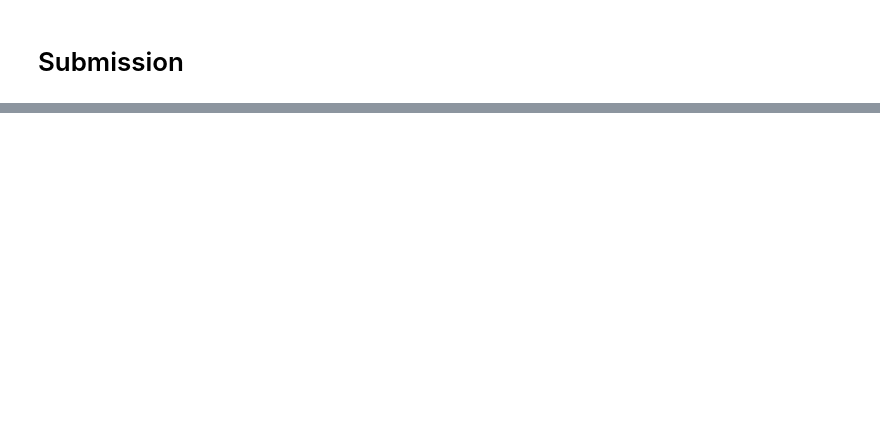
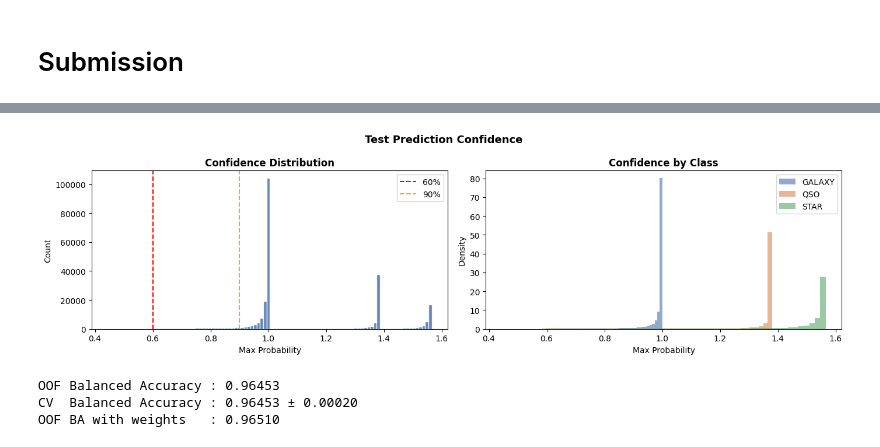
Before and after one commit to 23f2001942/KaggleCompetitions, a Jupyter notebook: Predict Stellar Class.ipynb, the cells around one changed output, grey strips where cells are left out. Cells and saved outputs as stored; diff of their text form; code cells hidden in the pictures; blank space fills up the shorter version.

Commit message:
Kaggle Notebook | Predict Stellar Class | Version 11

```diff
--- a/Predict Stellar Class.ipynb
+++ b/Predict Stellar Class.ipynb
@@ -809,0 +786,71 @@ CV  Balanced Accuracy : 0.96400 ± 0.00018
+# %%
+from itertools import product
+
+# Load saved arrays
+oof_lgb  = np.load('oof_lgb.npy')[kag_idx]
+test_lgb = np.load('test_lgb.npy')
+y_eval   = y_aug[kag_idx]
+
+# Find optimal class weights on OOF
+def optimize_class_weights(probs, y_true, coarse=21, refine=21):
+    grid       = np.linspace(0.6, 1.6, coarse)
+    best_score = balanced_accuracy_score(y_true, probs.argmax(1))
+    best_w     = np.ones(3)
+    for wq, ws in product(grid, grid):
+        w = np.array([1.0, wq, ws])
+        s = balanced_accuracy_score(y_true, (probs * w).argmax(1))
+        if s > best_score:
+            best_score, best_w = s, w
+    fq = np.linspace(best_w[1] - 0.05, best_w[1] + 0.05, refine)
+    fs = np.linspace(best_w[2] - 0.05, best_w[2] + 0.05, refine)
+    for wq, ws in product(fq, fs):
+        w = np.array([1.0, wq, ws])
+        s = balanced_accuracy_score(y_true, (probs * w).argmax(1))
+        if s > best_score:
+            best_score, best_w = s, w
+    return best_w, best_score
+
+global_w, global_score = optimize_class_weights(oof_lgb, y_eval)
+
+ba_before = balanced_accuracy_score(y_eval, oof_lgb.argmax(1))
+print(f'Class weights  : GALAXY={global_w[0]:.3f}  QSO={global_w[1]:.3f}  STAR={global_w[2]:.3f}')
+print(f'OOF BA before  : {ba_before:.5f}')
+print(f'OOF BA after   : {global_score:.5f}')
+print(f'Gain           : {global_score - ba_before:+.5f}')
+
+# Apply weights to test
+test_weighted = test_lgb * global_w
+labels        = le.inverse_transform(test_weighted.argmax(axis=1))
+
+sub = pd.read_csv('/kaggle/input/competitions/playground-series-s6e6/sample_submission.csv')
+sub['class'] = labels
+sub.to_csv('submission.csv', index=False)
+
+low_conf = (test_weighted.max(axis=1) < 0.6).sum()
+print(f'\nSaved: submission.csv')
+print(pd.Series(labels).value_counts().to_string())
+print(f'Low-confidence (<60%): {low_conf:,} ({low_conf/len(labels)*100:.2f}%)')
+
+fig, axes = plt.subplots(1, 2, figsize=(14, 4))
+axes[0].hist(test_weighted.max(axis=1), bins=100,
+             color='#4C72B0', edgecolor='white', alpha=0.85)
+axes[0].axvline(0.6, color='red',    linestyle='--', label='60%')
+axes[0].axvline(0.9, color='orange', linestyle='--', label='90%')
+axes[0].set_xlabel('Max Probability'); axes[0].set_ylabel('Count')
+axes[0].set_title('Confidence Distribution', fontweight='bold')
+axes[0].legend()
+
+for idx, cls_name in enumerate(le.classes_):
+    mask = test_weighted.argmax(axis=1) == idx
+    axes[1].hist(test_weighted[mask].max(axis=1), bins=60, alpha=0.6,
+                 color=CLASS_COLORS[cls_name], density=True, label=cls_name)
+axes[1].set_xlabel('Max Probability'); axes[1].set_ylabel('Density')
+axes[1].set_title('Confidence by Class', fontweight='bold')
+axes[1].legend()
+plt.suptitle('Test Prediction Confidence', fontsize=13, fontweight='bold')
+plt.tight_layout(); plt.show()
+
+print(f'\nOOF Balanced Accuracy : {oof_score:.5f}')
+print(f'CV  Balanced Accuracy : {np.mean(fold_scores):.5f} ± {np.std(fold_scores):.5f}')
+print(f'OOF BA with weights   : {global_score:.5f}')
+# %% [output]
@@ -809,0 +867,4 @@ CV  Balanced Accuracy : 0.96400 ± 0.00018
+[figure, added]
+OOF Balanced Accuracy : 0.96453
+CV  Balanced Accuracy : 0.96453 ± 0.00020
+OOF BA with weights   : 0.96510
```
Also changed, not shown: parts of 9 cells of this notebook.
